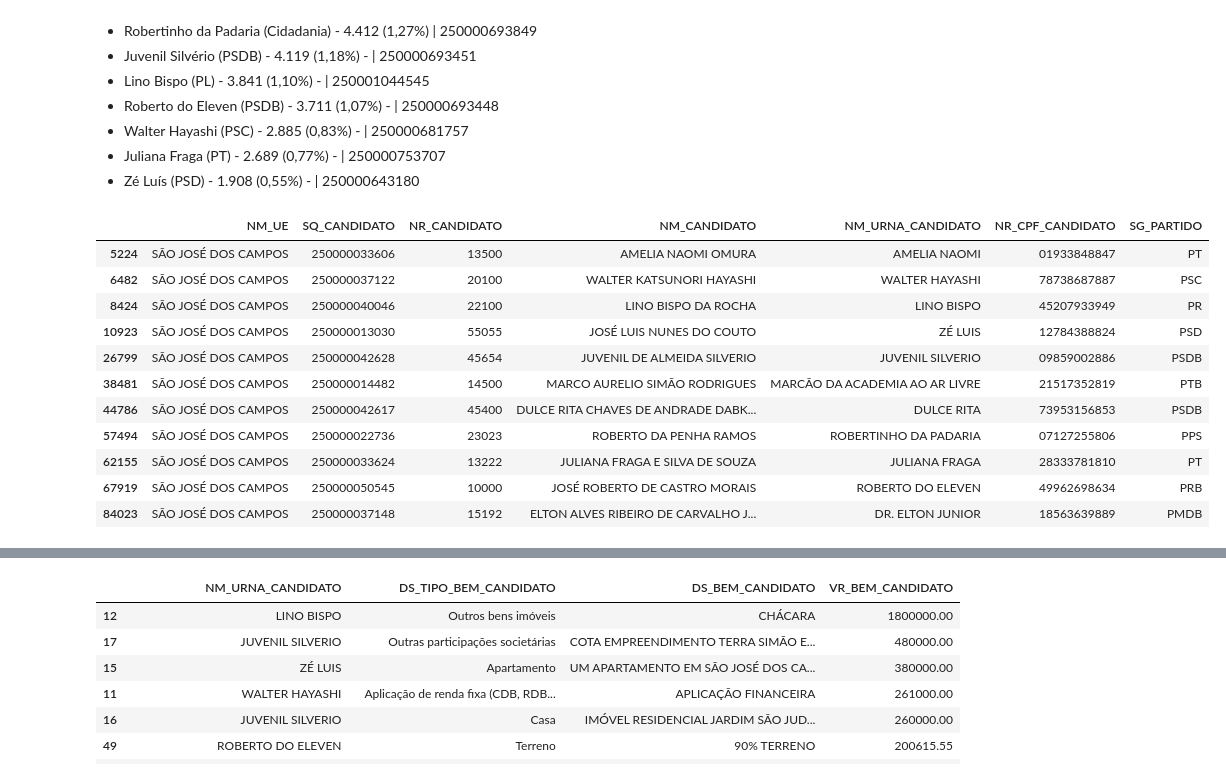
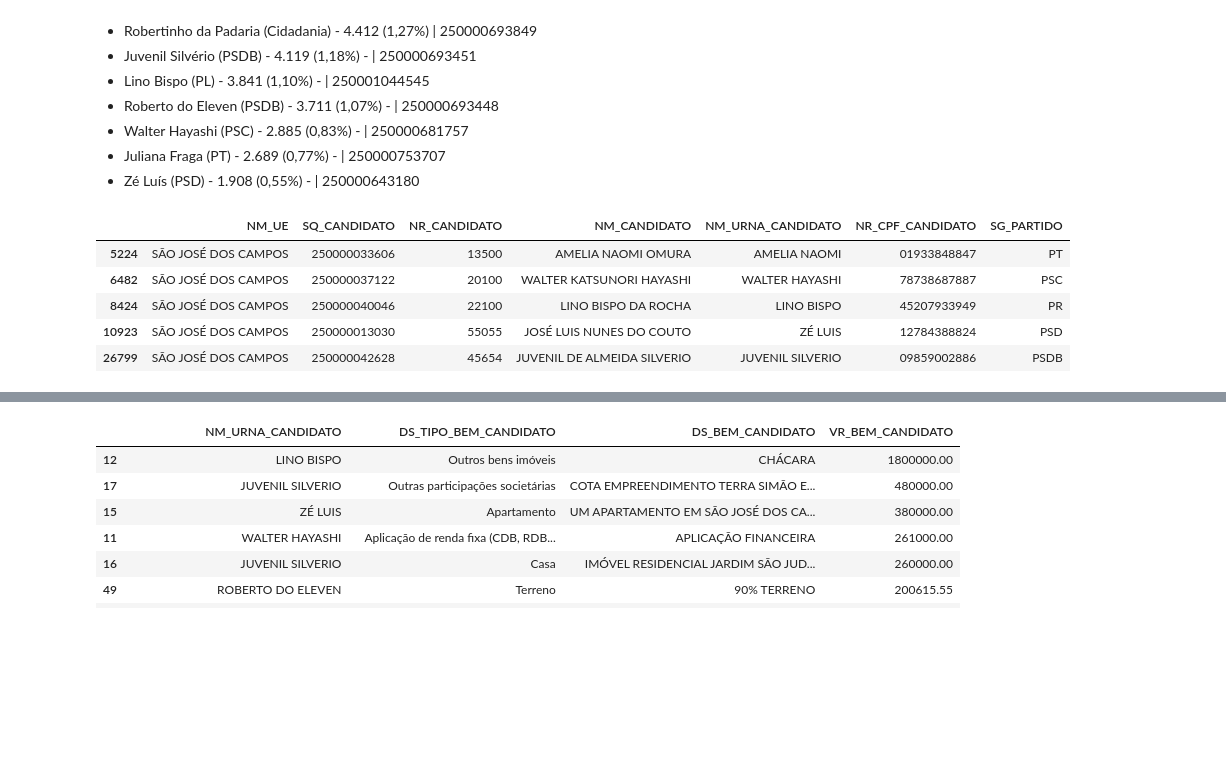
Before and after one commit to gusrobert/analiseDadosBensDeclarados, a Jupyter notebook: bensDeclaradosCandidatosReeleitos.ipynb, the cells around one changed output, grey strips where cells are left out. Drawn from its saved outputs; the diff is of its cells as text; code cells hidden in the pictures; blank space fills up the shorter version.

```diff
--- a/bensDeclaradosCandidatosReeleitos.ipynb
+++ b/bensDeclaradosCandidatosReeleitos.ipynb
@@ -56,18 +56,12 @@ reeleitos2016 = candidatos2016[candidatos2016['SQ_CANDIDATO'].isin(list_SQ_CANDI
 
 reeleitos2020 = candidatos2020[candidatos2020['SQ_CANDIDATO'].isin(list_SQ_CANDIDATO_2020)]
 # %%
-reeleitos2016
+reeleitos2016.head()
 # %% [output]
 |  | NM_UE | SQ_CANDIDATO | NR_CANDIDATO | NM_CANDIDATO | NM_URNA_CANDIDATO | NR_CPF_CANDIDATO | SG_PARTIDO |
 | 5224 | SÃO JOSÉ DOS CAMPOS | 250000033606 | 13500 | AMELIA NAOMI OMURA | AMELIA NAOMI | 01933848847 | PT |
 | 6482 | SÃO JOSÉ DOS CAMPOS | 250000037122 | 20100 | WALTER KATSUNORI HAYASHI | WALTER HAYASHI | 78738687887 | PSC |
 | 8424 | SÃO JOSÉ DOS CAMPOS | 250000040046 | 22100 | LINO BISPO DA ROCHA | LINO BISPO | 45207933949 | PR |
 | 10923 | SÃO JOSÉ DOS CAMPOS | 250000013030 | 55055 | JOSÉ LUIS NUNES DO COUTO | ZÉ LUIS | 12784388824 | PSD |
 | 26799 | SÃO JOSÉ DOS CAMPOS | 250000042628 | 45654 | JUVENIL DE ALMEIDA SILVERIO | JUVENIL SILVERIO | 09859002886 | PSDB |
-| 38481 | SÃO JOSÉ DOS CAMPOS | 250000014482 | 14500 | MARCO AURELIO SIMÃO RODRIGUES | MARCÃO DA ACADEMIA AO AR LIVRE | 21517352819 | PTB |
-| 44786 | SÃO JOSÉ DOS CAMPOS | 250000042617 | 45400 | DULCE RITA CHAVES DE ANDRADE DABK... | DULCE RITA | 73953156853 | PSDB |
-| 57494 | SÃO JOSÉ DOS CAMPOS | 250000022736 | 23023 | ROBERTO DA PENHA RAMOS | ROBERTINHO DA PADARIA | 07127255806 | PPS |
-| 62155 | SÃO JOSÉ DOS CAMPOS | 250000033624 | 13222 | JULIANA FRAGA E SILVA DE SOUZA | JULIANA FRAGA | 28333781810 | PT |
-| 67919 | SÃO JOSÉ DOS CAMPOS | 250000050545 | 10000 | JOSÉ ROBERTO DE CASTRO MORAIS | ROBERTO DO ELEVEN | 49962698634 | PRB |
-| 84023 | SÃO JOSÉ DOS CAMPOS | 250000037148 | 15192 | ELTON ALVES RIBEIRO DE CARVALHO J... | DR. ELTON JUNIOR | 18563639889 | PMDB |
 # %%
```
Also changed, not shown: parts of 3 cells of this notebook.
